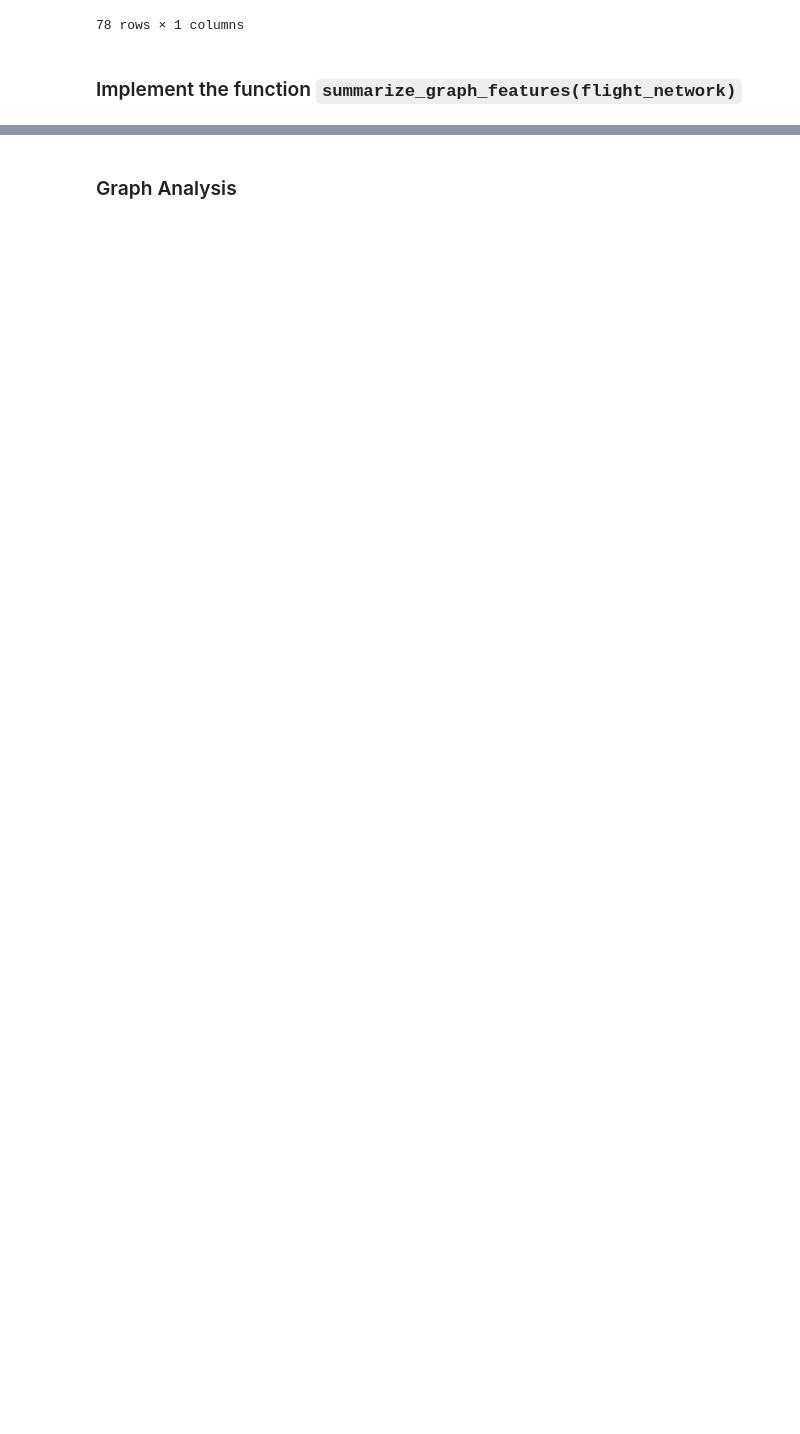
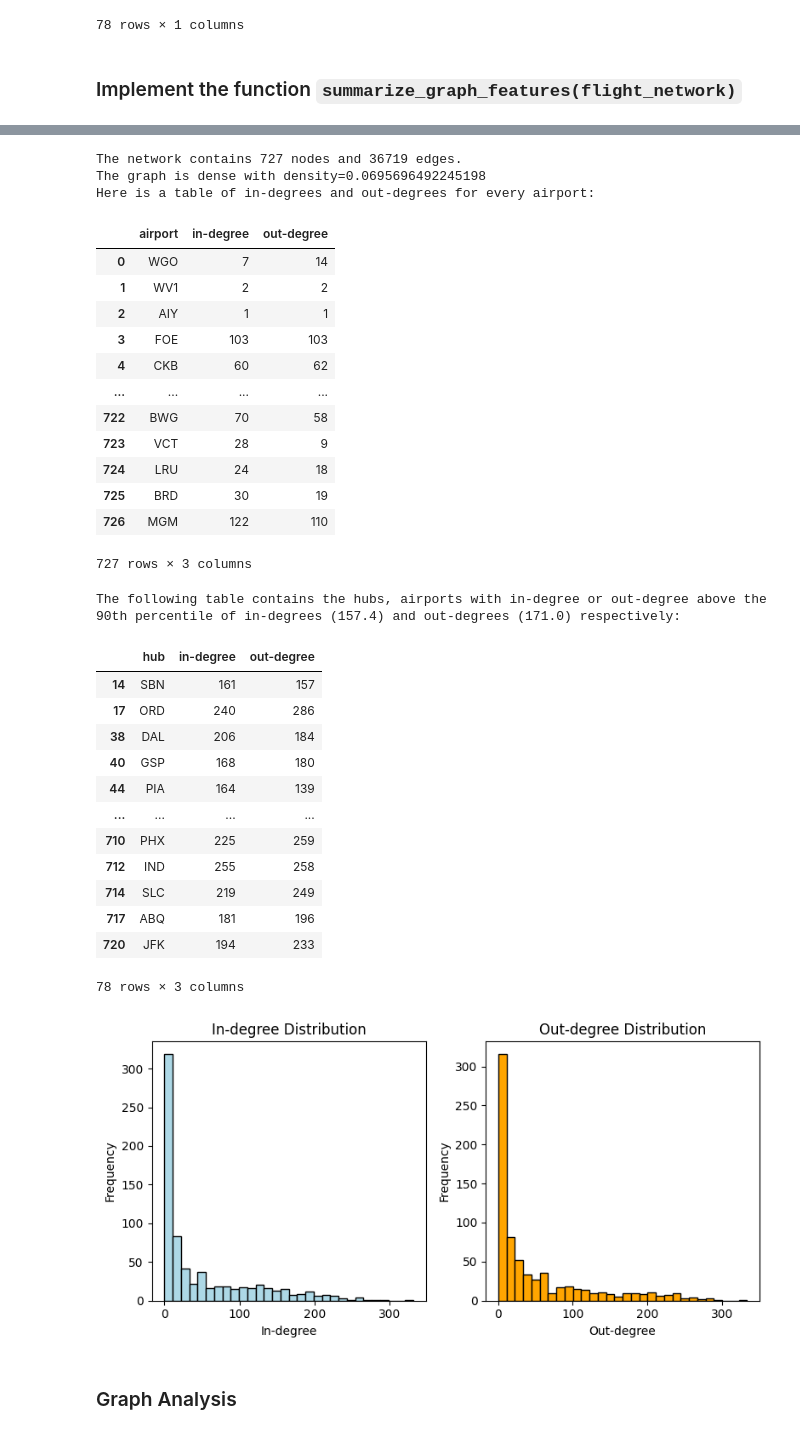
Before and after one commit to gmaurer08/ADM-HW5, a Jupyter notebook: main.ipynb, the cells around one changed output, grey strips where cells are left out. Cells and saved outputs as stored; diff of their text form; code cells hidden in the pictures; blank space fills up the shorter version.

```diff
--- a/main.ipynb
+++ b/main.ipynb
@@ -536,2 +695,37 @@ display(hubs_cities_df)
+# %%
+graph_summary = summarize_graph_features(flight_network)
+# %% [output]
+The network contains 727 nodes and 36719 edges.
+The graph is dense with density=0.0695696492245198
+Here is a table of in-degrees and out-degrees for every airport:
+|  | airport | in-degree | out-degree |
+| 0 | WGO | 7 | 14 |
+| 1 | WV1 | 2 | 2 |
+| 2 | AIY | 1 | 1 |
+| 3 | FOE | 103 | 103 |
+| 4 | CKB | 60 | 62 |
+| ... | ... | ... | ... |
+| 722 | BWG | 70 | 58 |
+| 723 | VCT | 28 | 9 |
+| 724 | LRU | 24 | 18 |
+| 725 | BRD | 30 | 19 |
+| 726 | MGM | 122 | 110 |
+727 rows × 3 columns
+The following table contains the hubs, airports with in-degree or out-degree above the
+90th percentile of in-degrees (157.4) and out-degrees (171.0) respectively:
+|  | hub | in-degree | out-degree |
+| 14 | SBN | 161 | 157 |
+| 17 | ORD | 240 | 286 |
+| 38 | DAL | 206 | 184 |
+| 40 | GSP | 168 | 180 |
+| 44 | PIA | 164 | 139 |
+| ... | ... | ... | ... |
+| 710 | PHX | 225 | 259 |
+| 712 | IND | 255 | 258 |
+| 714 | SLC | 219 | 249 |
+| 717 | ABQ | 181 | 196 |
+| 720 | JFK | 194 | 233 |
+78 rows × 3 columns
+[figure, added]
 # %% [markdown]
 ### Graph Analysis
```
Also changed, not shown: parts of 38 cells of this notebook.
